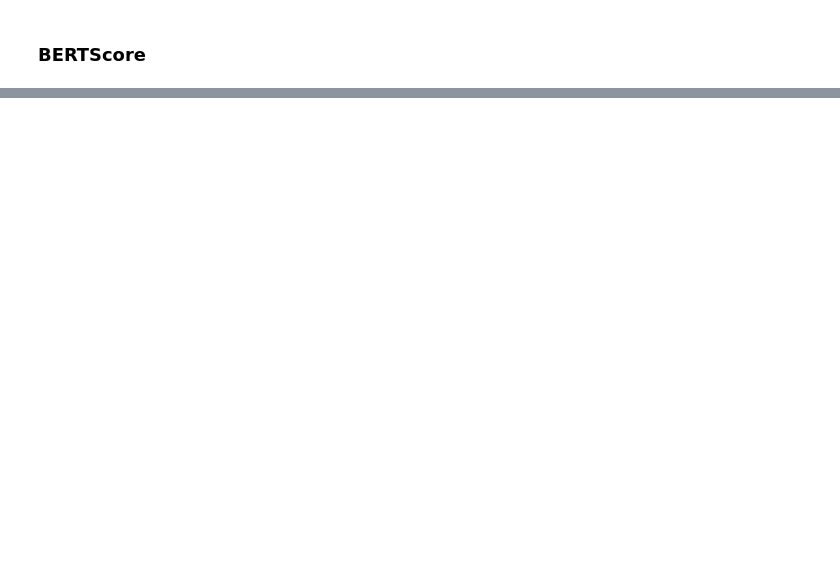
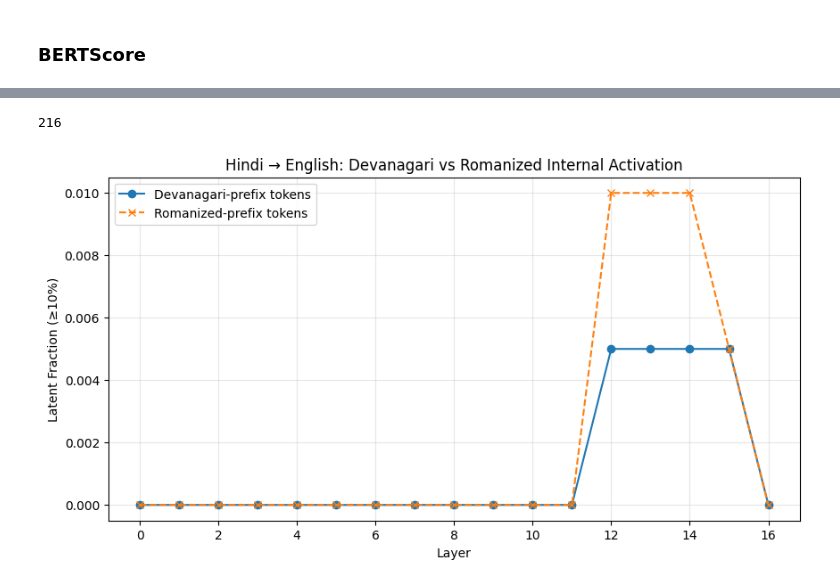
Before and after one commit to anncli/NLP-Project, a Jupyter notebook: project.ipynb, the cells around one changed output, grey strips where cells are left out. Saved outputs shown, nothing was run; the diff lists cells and outputs as text; code cells hidden in the pictures; blank space fills up the shorter version.

Commit message:
Updated finetuning + logits code

```diff
--- a/project.ipynb
+++ b/project.ipynb
@@ -356,0 +454,3 @@ Precision: 0.5351, Recall: 0.5206
+# %%
+native_path = "/content/datasets/datasets/native/train.jsonl"
+roman_path  = "/content/datasets/datasets/romanized/train.jsonl"
@@ -356,0 +528,37 @@ Precision: 0.5351, Recall: 0.5206
+# %%
+filtered = []
+for ex in examples:
+    ex["dev_ids"] = dev_prefix_tokens(ex["hi_dev"])
+    ex["rom_ids"] = rom_prefix_tokens(ex["hi_rom"])
+
+    if ex["dev_ids"] and ex["rom_ids"]:
+        filtered.append(ex)
+
+examples = filtered
+len(examples)
+# %% [output]
+216
+# %%
+def build_prompt_hi2en(ex):
+    return (
+        "Translate the following Hindi word into English.\n"
+        f"Hindi: {ex['hi_dev']}\n"
+        "English:"
+    )
+# %%
+@torch.no_grad()
+def layer_logits(prompt):
+    enc = tokenizer(prompt, return_tensors="pt")
+    enc = {k: v.to(device) for k, v in enc.items()}
+
+    out = model(**enc, output_hidden_states=True)
+    hidden = out.hidden_states
+
+    logits_layers = []
+    for h in hidden:
+        h_last = h[0, -1, :]
+        h_norm = model.model.norm(h_last)
+        logits = model.lm_head(h_norm)
+        logits_layers.append(logits)
+
+    return torch.stack(logits_layers)
@@ -356,0 +596,18 @@ Precision: 0.5351, Recall: 0.5206
+# %%
+lf_dev = latent_fraction(examples, build_prompt_hi2en, "dev_ids")
+lf_rom = latent_fraction(examples, build_prompt_hi2en, "rom_ids")
+# %%
+layers = np.arange(len(lf_dev))
+
+plt.figure(figsize=(10,5))
+plt.plot(layers, lf_dev, marker='o', label="Devanagari-prefix tokens")
+plt.plot(layers, lf_rom, marker='x', linestyle='--', label="Romanized-prefix tokens")
+
+plt.xlabel("Layer")
+plt.ylabel("Latent Fraction (≥10%)")
+plt.title("Hindi → English: Devanagari vs Romanized Internal Activation")
+plt.grid(True, alpha=0.3)
+plt.legend()
+plt.show()
+# %% [output]
+[figure, added]
```
Also changed, not shown: parts of 22 cells of this notebook, 1 other file.
